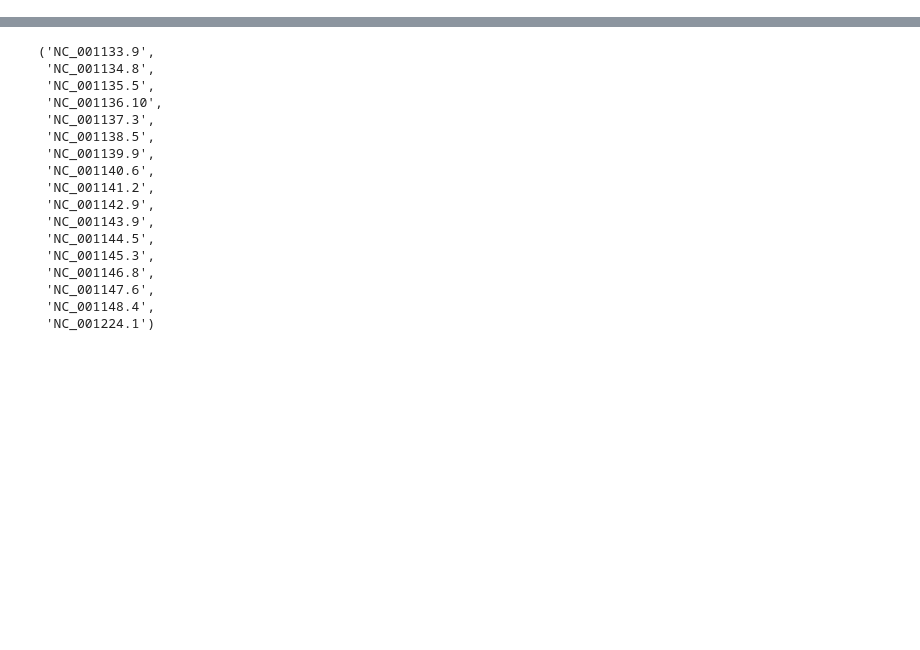
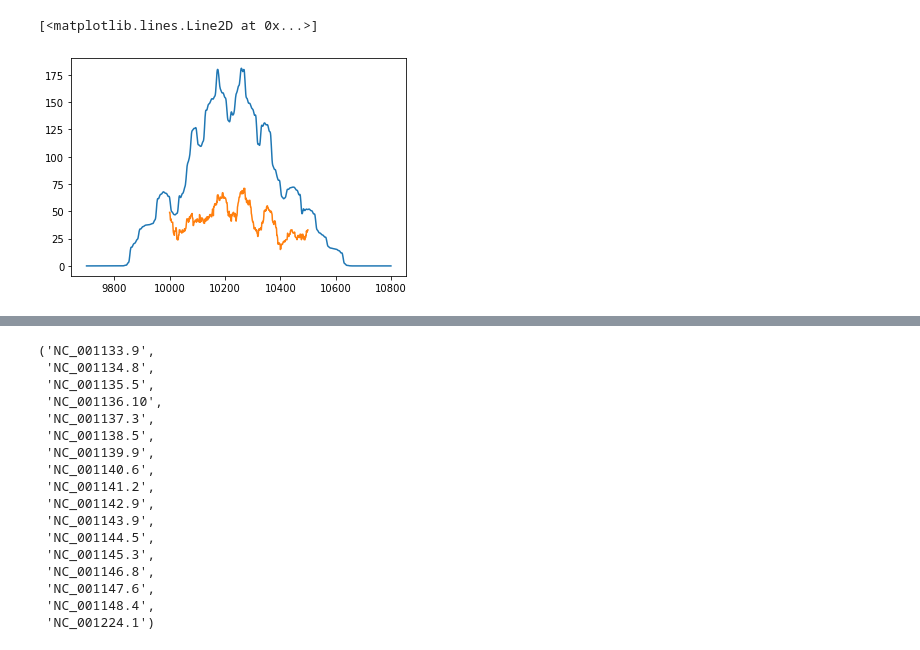
Before and after one commit to intbio/NucDPosIT, a Jupyter notebook: src/NucDPosIT/develop.ipynb, the cells around one changed output, grey strips where cells are left out. Cells and saved outputs as stored; diff of their text form; code cells hidden in the pictures; blank space fills up the shorter version.

```diff
--- a/src/NucDPosIT/develop.ipynb
+++ b/src/NucDPosIT/develop.ipynb
@@ -16,0 +88,7 @@ from exo_model import ExoModel
+# %%
+nx, ny = plot_model_occ(stat_df, nuc_template, start-300, stop+300)
+plt.plot(nx, ny)
+plt.plot(np.arange(start, stop), coverage)
+# %% [output]
+[<matplotlib.lines.Line2D at 0x...>]
+[figure, added]
```
Also changed, not shown: parts of 124 cells of this notebook.
